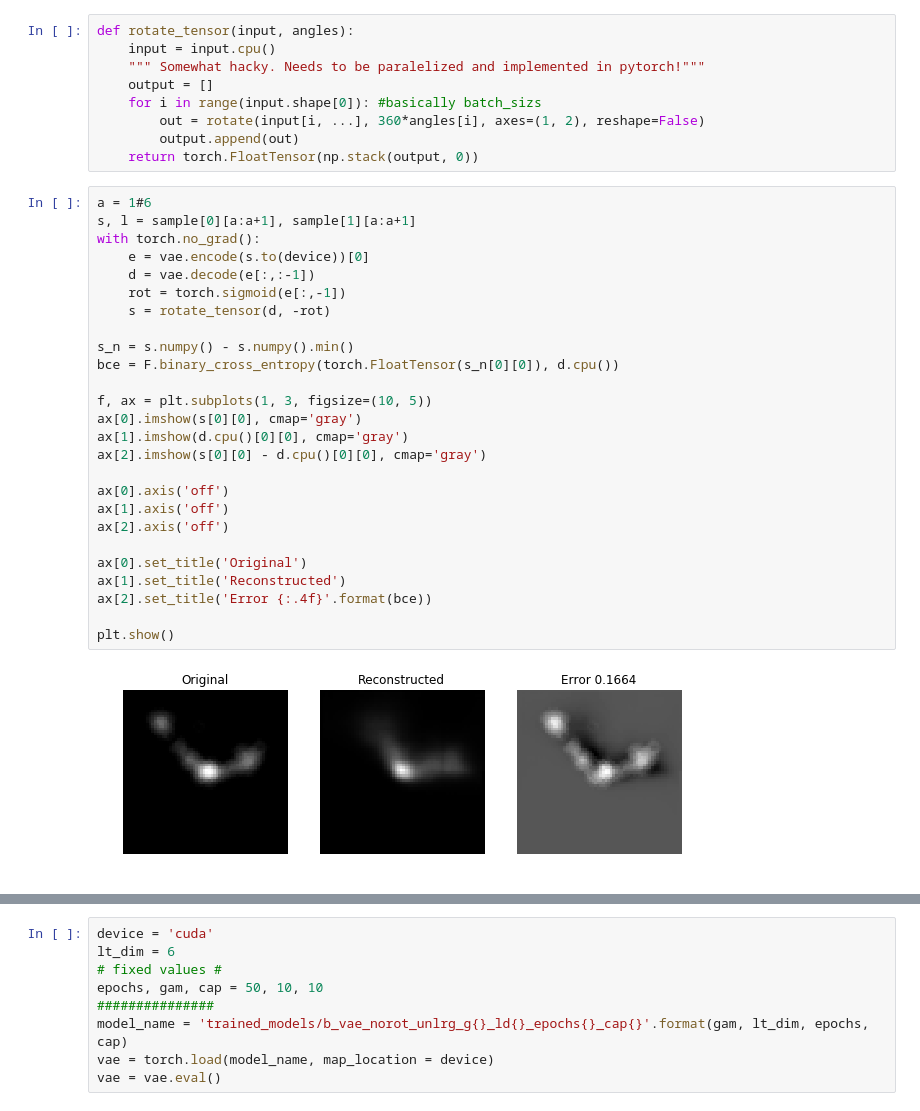
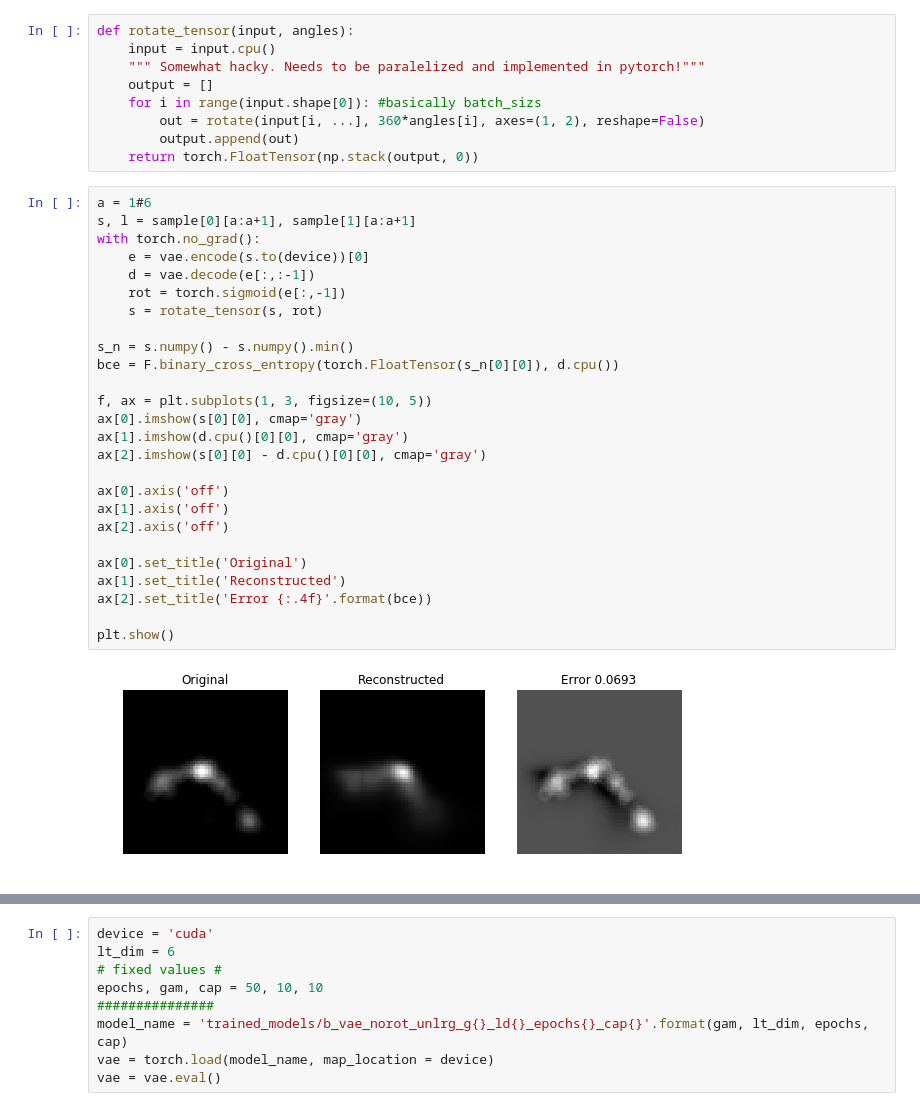
Before and after one commit to nottu/pytorch-autoencoder-tests, a Jupyter notebook: b-vae_multi_values_test-2.ipynb, the cells around one changed output, grey strips where cells are left out. Drawn from its saved outputs; the diff is of its cells as text.

```diff
--- a/b-vae_multi_values_test-2.ipynb
+++ b/b-vae_multi_values_test-2.ipynb
@@ -57,31 +57,31 @@ def rotate_tensor(input, angles):
 # %%
 a = 1#6
 s, l = sample[0][a:a+1], sample[1][a:a+1]
 with torch.no_grad():
     e = vae.encode(s.to(device))[0]
     d = vae.decode(e[:,:-1])
     rot = torch.sigmoid(e[:,-1])
-    s = rotate_tensor(d, -rot)
+    s = rotate_tensor(s, rot)
 
 s_n = s.numpy() - s.numpy().min()
 bce = F.binary_cross_entropy(torch.FloatTensor(s_n[0][0]), d.cpu())
 
 f, ax = plt.subplots(1, 3, figsize=(10, 5))
 ax[0].imshow(s[0][0], cmap='gray')
 ax[1].imshow(d.cpu()[0][0], cmap='gray')
 ax[2].imshow(s[0][0] - d.cpu()[0][0], cmap='gray')
 
 ax[0].axis('off')
 ax[1].axis('off')
 ax[2].axis('off')
 
 ax[0].set_title('Original')
 ax[1].set_title('Reconstructed')
 ax[2].set_title('Error {:.4f}'.format(bce))
 
 plt.show()
 # %% [output]
-[figure, old version]
+[figure, new version]
 # %%
 a = 1#6
 s, l = sample[0][a:a+1], sample[1][a:a+1]
```
Also changed, not shown: parts of 2 cells of this notebook, 2 other files.
